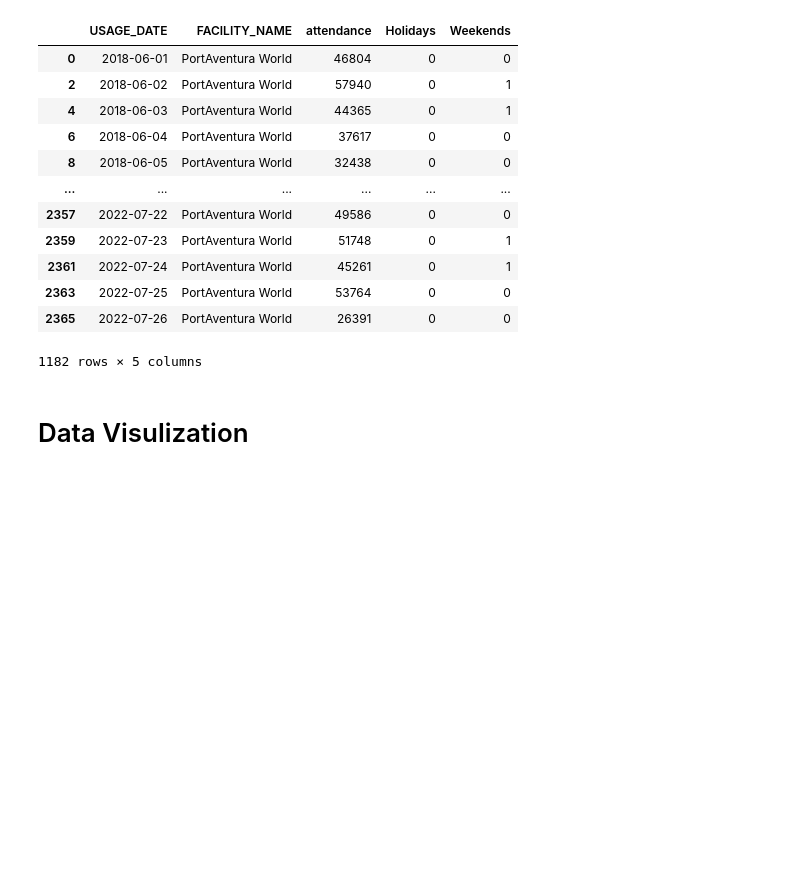
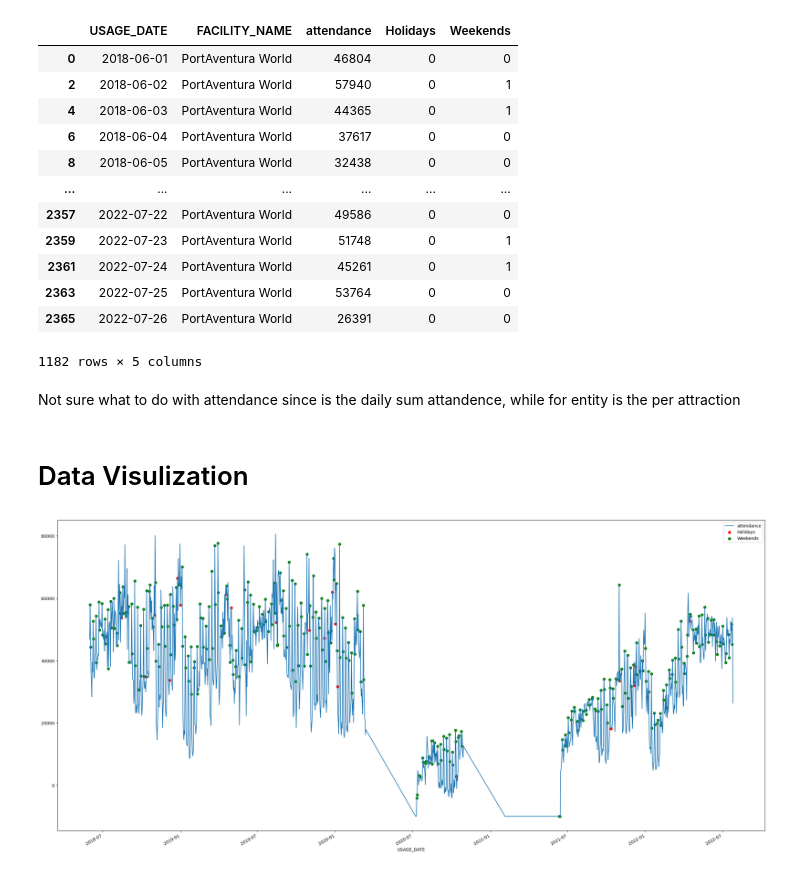
Before and after one commit to heyisvivian/Theme-Park-Endless-Line, a Jupyter notebook: Waiting Time Prediction.ipynb, the cells around one changed output. Drawn from its saved outputs; the diff is of its cells as text; code cells hidden in the pictures; blank space fills up the shorter version.

```diff
--- a/Waiting Time Prediction.ipynb
+++ b/Waiting Time Prediction.ipynb
@@ -138,5 +138,25 @@ See the caveats in the documentation: https://pandas.pydata.org/pandas-docs/stab
 | 2363 | 2022-07-25 | PortAventura World | 53764 | 0 | 0 |
 | 2365 | 2022-07-26 | PortAventura World | 26391 | 0 | 0 |
 1182 rows × 5 columns
+# %% [markdown]
+Not sure what to do with attendance since is the daily sum attandence, while for entity is the per attraction
 # %% [markdown]
 # Data Visulization
+# %%
+#plot the line of PortAventuraAttendanceDF ,x=USAGE_DATE, y=attendance
+import matplotlib.pyplot as plt
+PortAventuraAttendanceDF.plot(x='USAGE_DATE', y='attendance', kind='line',figsize=(30, 15))
+
+# Now, plot the holidays to red point in the line
+holiday_dates = PortAventuraAttendanceDF[PortAventuraAttendanceDF['Holidays'] == 1]
+plt.scatter(holiday_dates['USAGE_DATE'], holiday_dates['attendance'], color='red', label='Holidays')
+plt.legend()
+
+# Now, plot the weekends to green point in the line
+weekend_dates = PortAventuraAttendanceDF[PortAventuraAttendanceDF['Weekends'] == 1]
+plt.scatter(weekend_dates['USAGE_DATE'], weekend_dates['attendance'], color='green', label='Weekends')
+plt.legend()
+
+plt.show()
+# %% [output]
+[figure, added]
```
Also changed, not shown: parts of 1 cell of this notebook.
